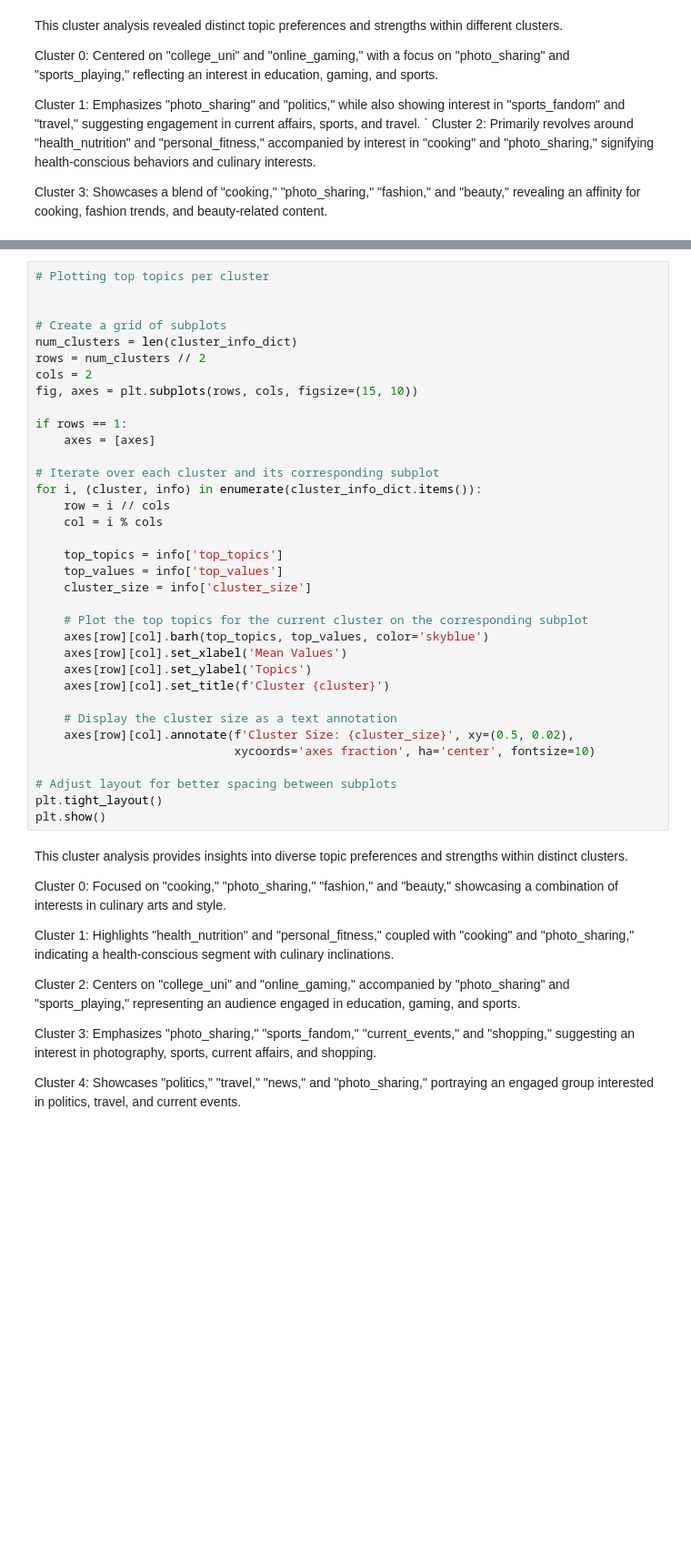
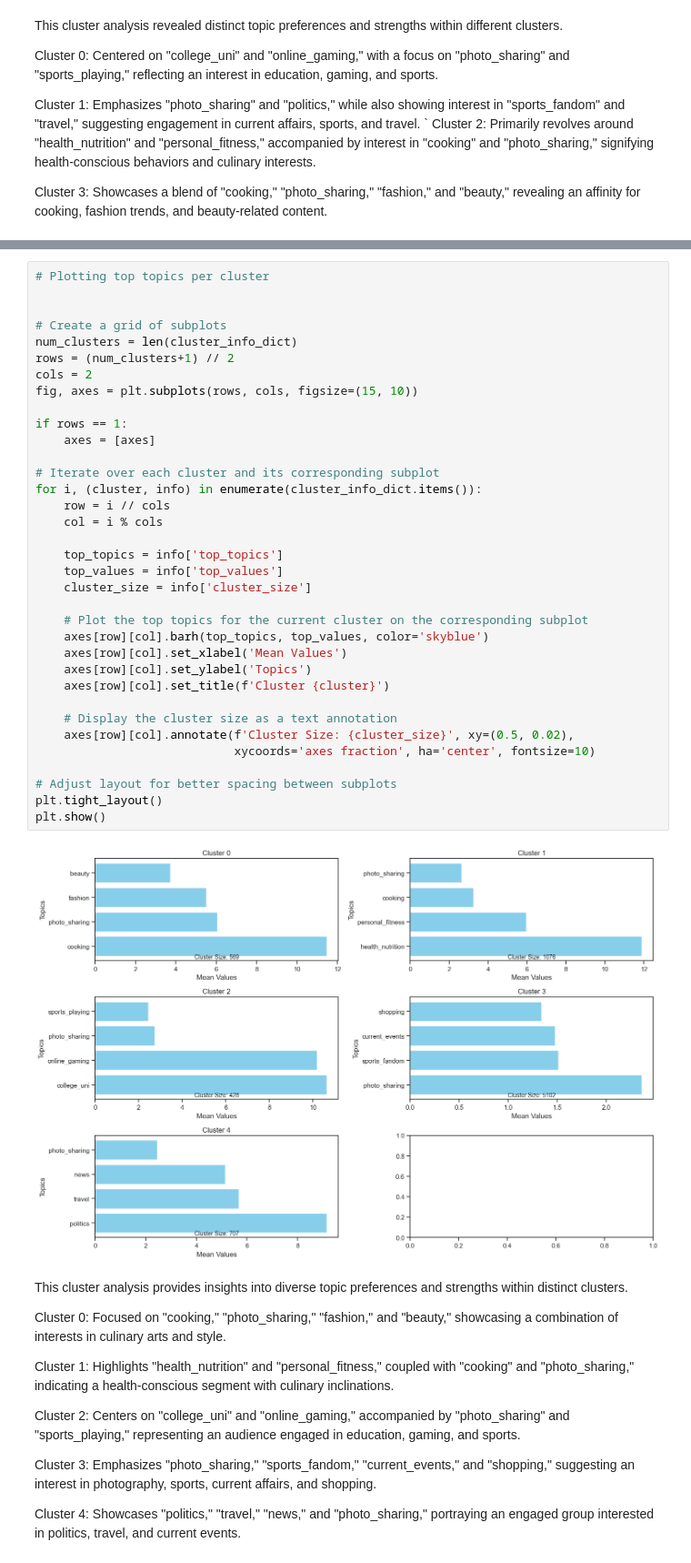
Before and after one commit to rahullborana/social-marketing-customer-targets, a Jupyter notebook: social-marketing-customer-targets.ipynb, the cells around one changed output, grey strips where cells are left out. Shown at 91% size. Cells and saved outputs as stored; diff of their text form; blank space fills up the shorter version.

```diff
--- a/social-marketing-customer-targets.ipynb
+++ b/social-marketing-customer-targets.ipynb
@@ -312,35 +440,37 @@ for cluster, info in cluster_info_dict.items():
 
 # Create a grid of subplots
 num_clusters = len(cluster_info_dict)
-rows = num_clusters // 2
+rows = (num_clusters+1) // 2
 cols = 2
 fig, axes = plt.subplots(rows, cols, figsize=(15, 10))
 
 if rows == 1:
     axes = [axes]
 
 # Iterate over each cluster and its corresponding subplot
 for i, (cluster, info) in enumerate(cluster_info_dict.items()):
     row = i // cols
     col = i % cols
 
     top_topics = info['top_topics']
     top_values = info['top_values']
     cluster_size = info['cluster_size']
 
     # Plot the top topics for the current cluster on the corresponding subplot
     axes[row][col].barh(top_topics, top_values, color='skyblue')
     axes[row][col].set_xlabel('Mean Values')
     axes[row][col].set_ylabel('Topics')
     axes[row][col].set_title(f'Cluster {cluster}')
 
     # Display the cluster size as a text annotation
     axes[row][col].annotate(f'Cluster Size: {cluster_size}', xy=(0.5, 0.02),
                             xycoords='axes fraction', ha='center', fontsize=10)
 
 # Adjust layout for better spacing between subplots
 plt.tight_layout()
 plt.show()
+# %% [output]
+[figure, added]
 # %% [markdown]
 This cluster analysis provides insights into diverse topic preferences and strengths within distinct clusters.
 
```
Also changed, not shown: parts of 25 cells of this notebook, 1 other file.
